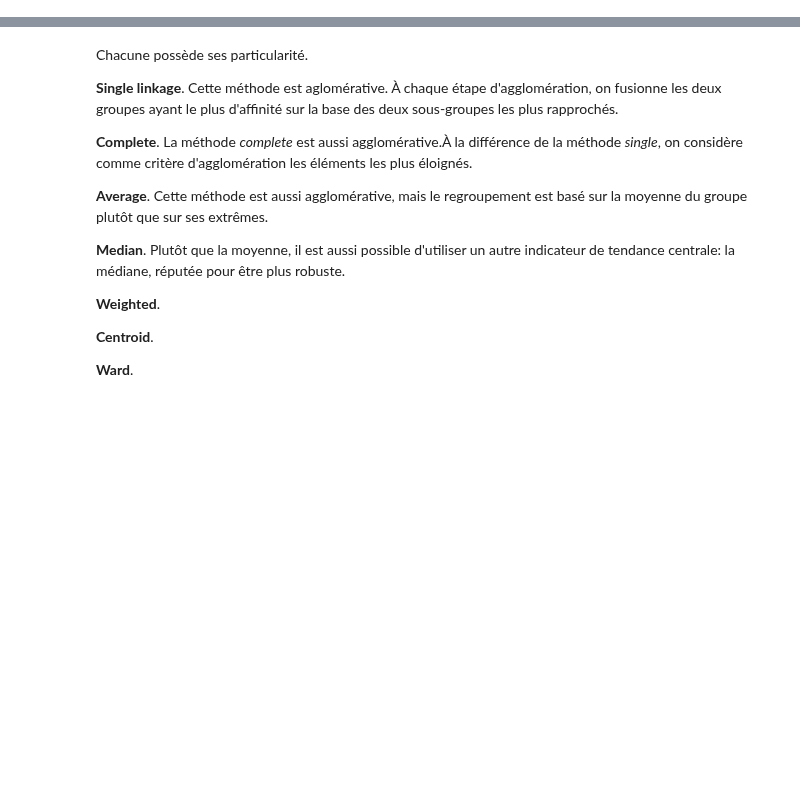
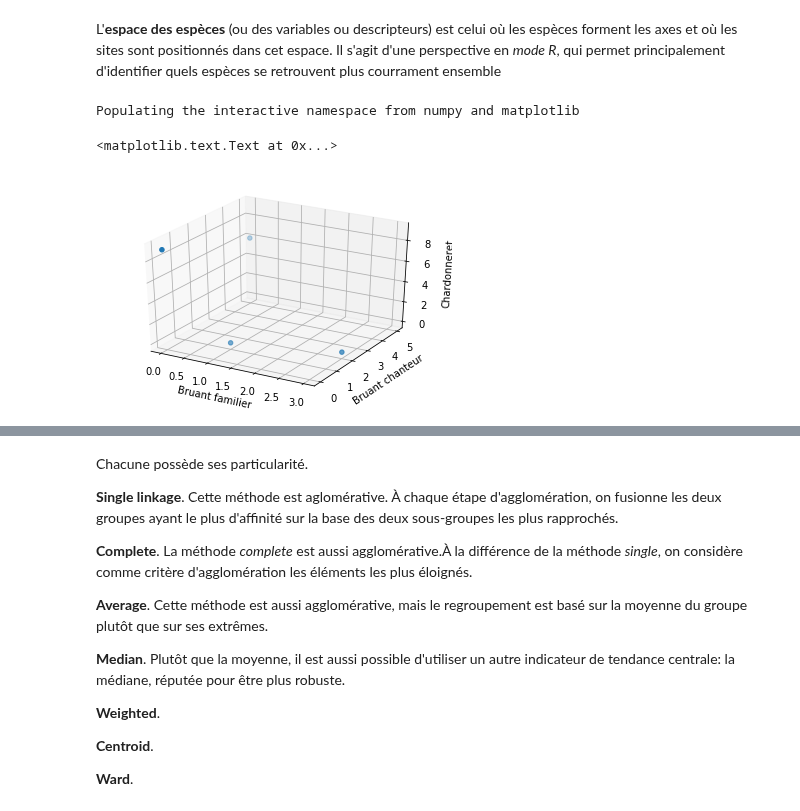
Before and after one commit to essicolo/ecologie-mathematique-Py, a Jupyter notebook: 7_ClassificationOrdination/7_ClassificationOrdination.ipynb, the cells around one changed output, grey strips where cells are left out. Saved outputs shown, nothing was run; the diff lists cells and outputs as text; code cells hidden in the pictures; blank space fills up the shorter version.

```diff
--- a/7_ClassificationOrdination/7_ClassificationOrdination.ipynb
+++ b/7_ClassificationOrdination/7_ClassificationOrdination.ipynb
@@ -0,0 +14,13 @@
+# %%
+import pandas as pd
+abundance = pd.DataFrame({'Bruant familier': [1, 0, 0, 3],
+                         'Citelle à poitrine rousse': [1, 0, 0, 0],
+                         'Colibri à gorge rubis': [0, 1, 0, 0],
+                         'Geai bleu': [3, 2, 0, 0],
+                         'Bruant chanteur': [1, 0, 5, 2],
+                         'Chardonneret': [0, 9, 6, 0],
+                         'Bruant à gorge blanche': [1, 0, 0, 0],
+                         'Mésange à tête noire': [20, 1, 1, 0],
+                         'Jaseur boréal': [66, 0, 0, 0]},
+                        index = ['Site 1', 'Site 2', 'Site 3', 'Site 4'])
+abundance
@@ -0,0 +33,21 @@
+# %% [markdown]
+L'**espace des espèces** (ou des variables ou descripteurs) est celui où les espèces forment les axes et où les sites sont positionnés dans cet espace. Il s'agit d'une perspective en *mode R*, qui permet principalement d'identifier quels espèces se retrouvent plus courrament ensemble
+# %%
+%pylab inline
+import matplotlib.pyplot as plt
+from mpl_toolkits.mplot3d import Axes3D
+
+species = ['Bruant familier', 'Bruant chanteur', 'Chardonneret']
+
+fig = plt.figure()
+ax = fig.add_subplot(111, projection='3d')
+ax.scatter(abundance[species[0]],
+           abundance[species[1]],
+           abundance[species[2]], marker='o')
+ax.set_xlabel(species[0])
+ax.set_ylabel(species[1])
+ax.set_zlabel(species[2])
+# %% [output]
+Populating the interactive namespace from numpy and matplotlib
+<matplotlib.text.Text at 0x...>
+[figure, added]
```
Also changed, not shown: parts of 64 cells of this notebook, 1 other file.
